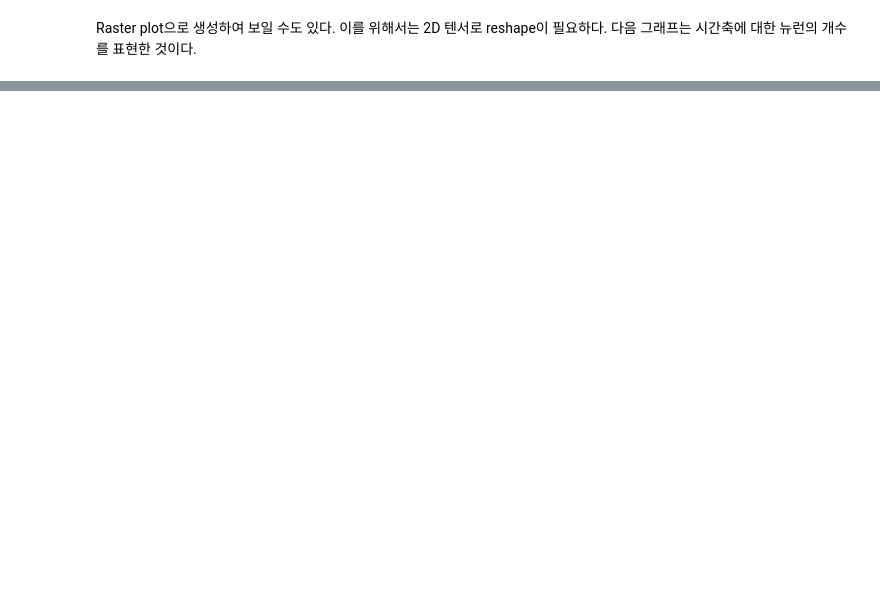
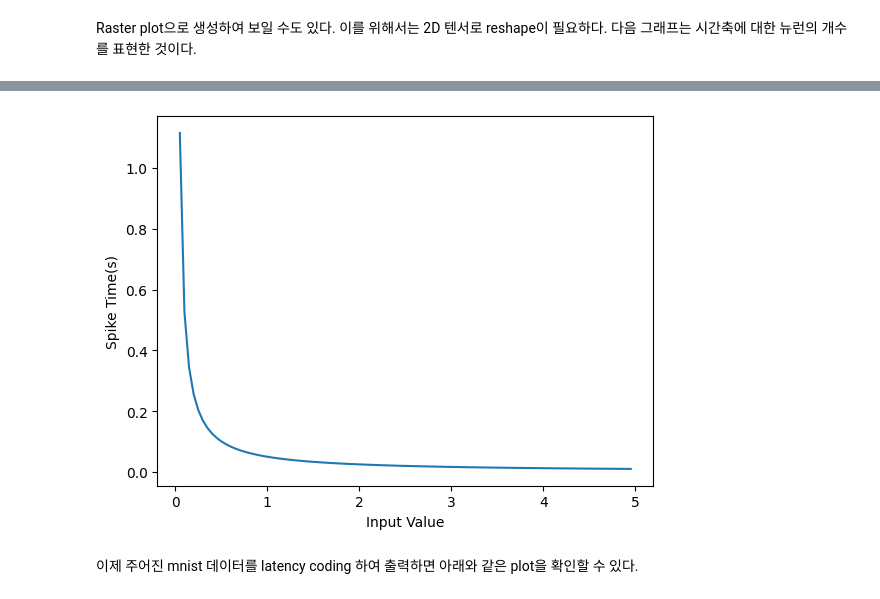
Before and after one commit to msjun23/SNN-Torch-Practice, a Jupyter notebook: Tutorial/SpikeEncoding.ipynb, the cells around one changed output, grey strips where cells are left out. Drawn from its saved outputs; the diff is of its cells as text; code cells hidden in the pictures; blank space fills up the shorter version.

Commit message:
Update SpikeEncoding

```diff
--- a/Tutorial/SpikeEncoding.ipynb
+++ b/Tutorial/SpikeEncoding.ipynb
@@ -182,0 +193,16 @@ plt.show()
+# %%
+def Convert2Time(data, tau=5, threshold=0.01):
+    spike_time = tau * torch.log(data / (data - threshold))
+    return spike_time
+# %%
+raw_input   = torch.arange(0, 5, 0.05)    # tensor from 0 to 5 with 0.05 interval
+spike_times = Convert2Time(raw_input)
+
+plt.plot(raw_input, spike_times)
+plt.xlabel('Input Value')
+plt.ylabel('Spike Time(s)')
+plt.show()
+# %% [output]
+[figure, added]
+# %% [markdown]
+이제 주어진 mnist 데이터를 latency coding 하여 출력하면 아래와 같은 plot을 확인할 수 있다.
```
Also changed, not shown: parts of 14 cells of this notebook, 3 other files.
